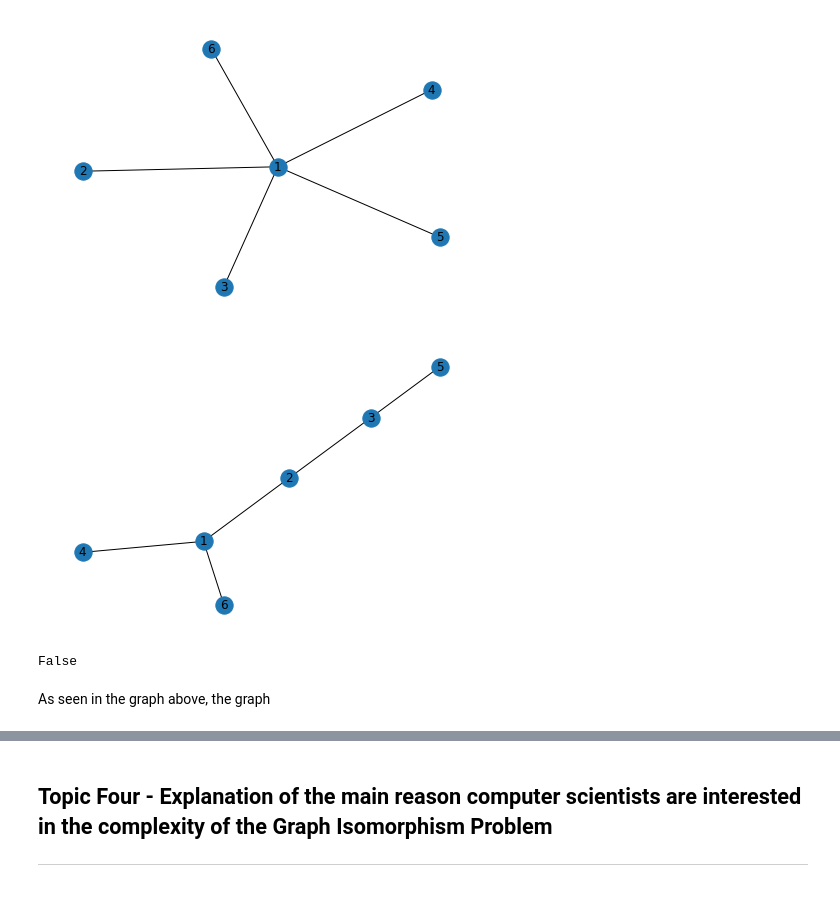
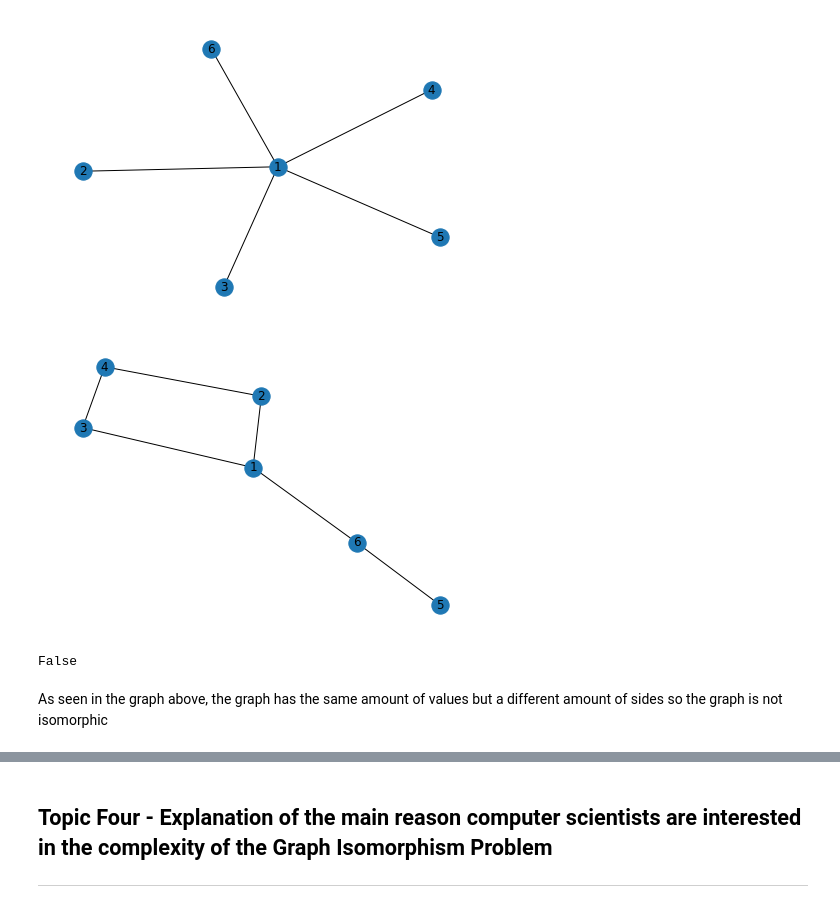
Before and after one commit to adamdalton155/GraphTheory, a Jupyter notebook: graph-isomorphism.ipynb, the cells around one changed output, grey strips where cells are left out. Drawn from its saved outputs; the diff is of its cells as text; code cells hidden in the pictures.

Commit message:
added second graph

```diff
--- a/graph-isomorphism.ipynb
+++ b/graph-isomorphism.ipynb
@@ -60,13 +60,13 @@ nx.draw(G, with_labels = 1)
 # %%
 V = nx.Graph()
 V.add_nodes_from([1, 2, 3, 4, 5, 6])
-V.add_edges_from([(1,2), (3,5), (1,4), (3,2), (1,6)])
+V.add_edges_from([(1,2), (1,3), (2,4), (3,4), (1,6), (5,6)])
 nx.draw(V, with_labels = 1)
 # %% [output]
-[figure, old version]
+[figure, new version]
 # %%
 nx.is_isomorphic(G,V)
 # %% [output]
 False
 # %% [markdown]
-As seen in the graph above, the graph
+As seen in the graph above, the graph has the same amount of values but a different amount of sides so the graph is not isomorphic
```
Also changed, not shown: parts of 3 cells of this notebook.
